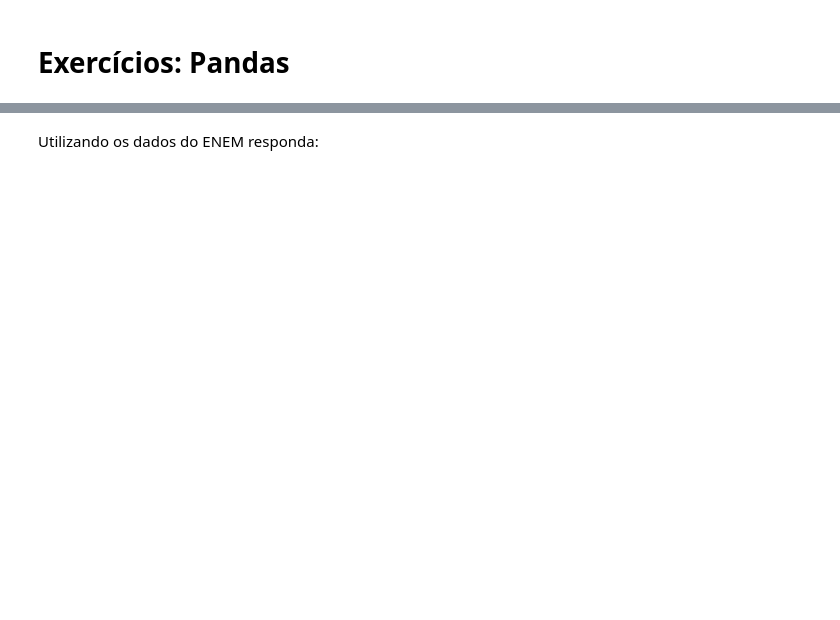
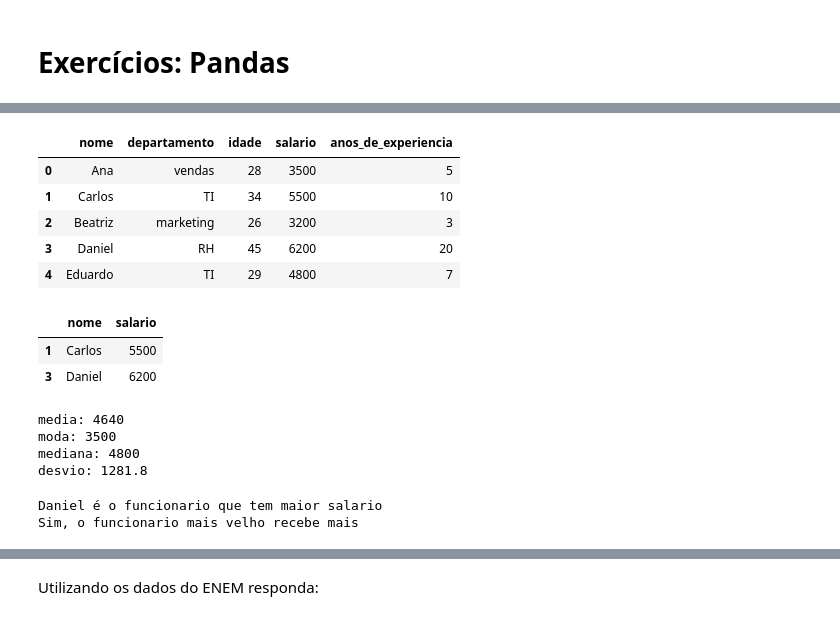
Before and after one commit to robertotomchak/imigrantesavancado, a Jupyter notebook: Aula9.ipynb, the cells around one changed output, grey strips where cells are left out. Cells and saved outputs as stored; diff of their text form; code cells hidden in the pictures; blank space fills up the shorter version.

```diff
--- a/Aula9.ipynb
+++ b/Aula9.ipynb
@@ -10,3 +10,12 @@ import pandas as pd
 # Beatriz	Marketing	26	3200
 # Daniel	Recursos Humanos	45	6200
 # Eduardo	TI	29	4800
+
+tabela = {
+    "nome": ["Ana", "Carlos", "Beatriz", "Daniel", "Eduardo"],
+    "departamento": ["vendas", "TI", "marketing", "RH", "TI"],
+    "idade": [28, 34, 26, 45, 29],
+    "salario": [3500, 5500, 3200, 6200, 4800]
+}
+df = pd.DataFrame(data=tabela)
+df
@@ -13,6 +29,23 @@ import pandas as pd
 # %%
 # 2. Adicione a seguinte coluna à tabela:
 # anos_de_experiencia
 # 5 / 10 / 3 / 20 / 7
+df["anos_de_experiencia"] = [5,10,3,20,7]
+df
+# %% [output]
+|  | nome | departamento | idade | salario | anos_de_experiencia |
+| 0 | Ana | vendas | 28 | 3500 | 5 |
+| 1 | Carlos | TI | 34 | 5500 | 10 |
+| 2 | Beatriz | marketing | 26 | 3200 | 3 |
+| 3 | Daniel | RH | 45 | 6200 | 20 |
+| 4 | Eduardo | TI | 29 | 4800 | 7 |
 # %%
-# 3. Imprima somente o nome e salário dos funcionários maiores de 30 anos.
+# 3. Imprima somente o nome e salário dos funcionários
+# maiores de 30 anos.
+
+maiores = df[df["idade"] > 30] #filtro
+maiores[["nome", "salario"]]
+# %% [output]
+|  | nome | salario |
+| 1 | Carlos | 5500 |
+| 3 | Daniel | 6200 |
@@ -23,3 +52,44 @@ import pandas as pd
+# %%
+# 4. Qual a média, mediana, moda e desvio padrão
+# dos salários dos funcionários?
+
+import statistics as stat
+
+df_salario = df["salario"]
+media = stat.mean(df_salario)
+moda = stat.mode(df_salario)
+mediana = stat.median(df_salario)
+desvio = stat.stdev(df_salario)
+
+print(f"media: {media}")
+print(f"moda: {moda}")
+print(f"mediana: {mediana}")
+print(f"desvio: {round(desvio,2)}")
+# %% [output]
+media: 4640
+moda: 3500
+mediana: 4800
+desvio: 1281.8
+# %%
+# 5. Qual funcionário recebe o maior salário?
+# Ele é o funcionário mais velho?
+
+maiorSalario = max(df["salario"])
+maiorIdade = max(df["idade"])
+
+dadosFuncionario = df[df["salario"] == maiorSalario] #filtro
+nome = dadosFuncionario["nome"].values[0]
+idade = dadosFuncionario["idade"].values[0]
+
+print(f"{nome} é o funcionario que tem maior salario")
+
+if idade == maiorIdade:
+  print("Sim, o funcionario mais velho recebe mais")
+else:
+  print("Nao, ele nao é o mais velho")
+# %% [output]
+Daniel é o funcionario que tem maior salario
+Sim, o funcionario mais velho recebe mais
 # %%
 import pandas as pd
 import io
```
Also changed, not shown: parts of 9 cells of this notebook.
